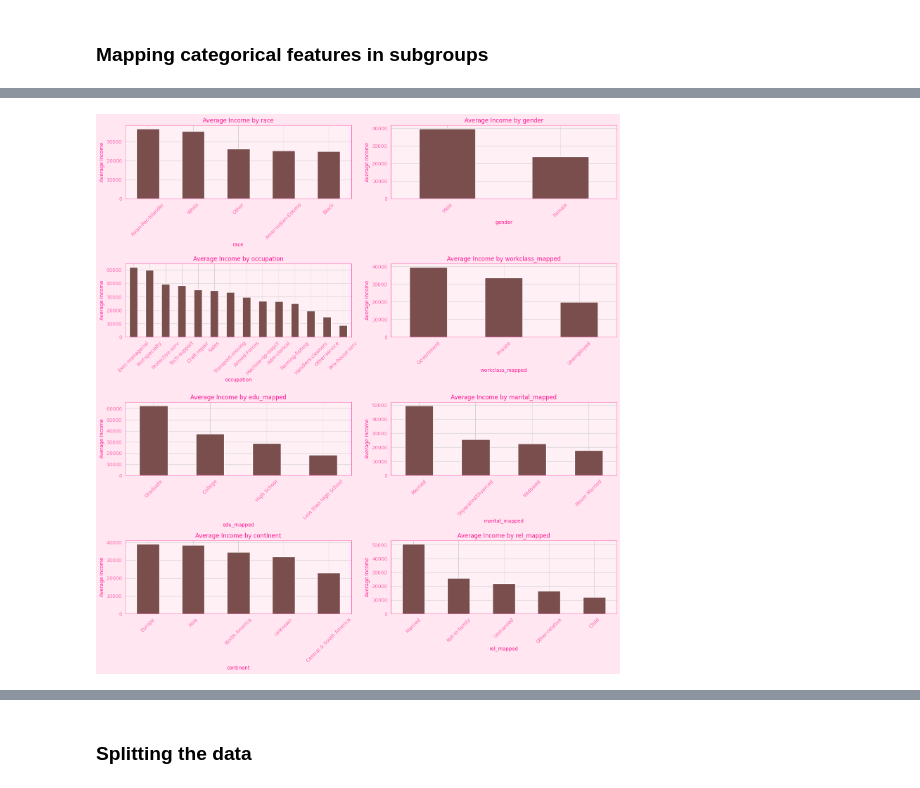
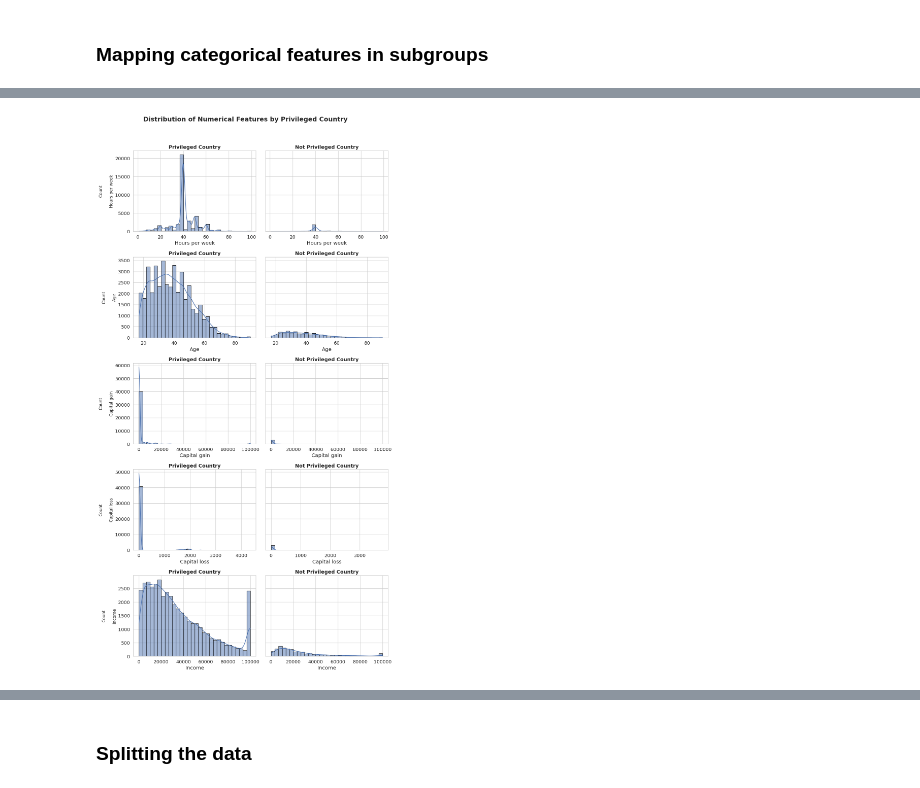
Before and after one commit to Jagoda222/HCML_2, a Jupyter notebook: Jagoda.ipynb, the cells around one changed output, grey strips where cells are left out. Cells and saved outputs as stored; diff of their text form; code cells hidden in the pictures.

```diff
--- a/Jagoda.ipynb
+++ b/Jagoda.ipynb
@@ -278,24 +334,32 @@ df.head()
 import matplotlib.pyplot as plt
 import seaborn as sns
 
-cat_cols = ['race', 'gender', 'occupation', 'workclass_mapped', 'edu_mapped', 'marital_mapped', 'continent', 'rel_mapped']
+# Set a modern seaborn theme
+sns.set_theme(style="whitegrid", palette="deep", font_scale=1.2)
+
+cat_cols = ['gender', 'workclass', 'race','education', 'marital-status', 'relationship', 'occupation']
 
 n = len(cat_cols)
 cols = 2  # number of columns in the grid
 rows = (n + 1) // cols  # number of rows needed
 
-fig, axes = plt.subplots(rows, cols, figsize=(15, rows * 4))
+fig, axes = plt.subplots(rows, cols, figsize=(18, rows * 4.5))
 axes = axes.flatten()
 
 for i, col in enumerate(cat_cols):
-    sns.countplot(data=df, x=col, ax=axes[i], order=df[col].value_counts().index)
-    axes[i].set_title(f'Count of {col}')
-    axes[i].tick_params(axis='x', rotation=45)
+    sns.countplot(data=df, x=col, ax=axes[i],
+                  order=df[col].value_counts().index,
+                  edgecolor='gray')
+    axes[i].set_title(f'Count of {prettify_column(col)}', fontsize=14, weight='bold')
+    axes[i].tick_params(axis='x', rotation=40)
+    axes[i].set_xlabel('')
+    axes[i].set_ylabel('Count')
 
 # Remove any unused subplots
 for j in range(i + 1, len(axes)):
     fig.delaxes(axes[j])
 
-plt.tight_layout()
+plt.suptitle("Categorical Feature Distributions", fontsize=18, weight='bold')
+plt.tight_layout(rect=[0, 0, 1, 0.96])  # leave space for the super title
 plt.show()
 # %% [output]
@@ -372,27 +670,43 @@ plt.show()
 # %%
 import matplotlib.pyplot as plt
+import seaborn as sns
 
-cat_cols = ['race', 'gender', 'occupation', 'workclass_mapped', 'edu_mapped', 'marital_mapped', 'continent', 'rel_mapped']
+sns.set_theme(style="whitegrid", palette="deep", font_scale=1.2)
 
-n = len(cat_cols)
-cols = 2  # number of columns in the grid
-rows = (n + 1) // cols  # calculate number of rows needed
+num_cols = ['hours-per-week', 'age', 'capital-gain', 'capital-loss', 'income']
+genders = df['country_privilege'].unique()
 
-fig, axes = plt.subplots(rows, cols, figsize=(15, rows * 4))
-axes = axes.flatten()  # flatten in case of multiple rows
+n = len(num_cols)
+cols = 2
+rows = n
 
-for i, col in enumerate(cat_cols):
-    avg_income = df.groupby(col)['income'].mean().sort_values(ascending=False)
-    avg_income.plot(kind='bar', ax=axes[i])
-    axes[i].set_title(f'Average Income by {col}')
-    axes[i].set_ylabel('Average Income')
-    axes[i].tick_params(axis='x', rotation=45)
+fig, axes = plt.subplots(rows, len(genders), figsize=(len(genders)*6, rows*4.5), sharey='row')
 
-# Remove any empty subplots if total plots less than grid spaces
-for j in range(i + 1, len(axes)):
-    fig.delaxes(axes[j])
+for i, col in enumerate(num_cols):
+    for j, gender in enumerate(genders):
+        ax = axes[i, j] if len(genders) > 1 else axes[i]
+        subset = df[df['country_privilege'] == gender]
 
-plt.tight_layout()
+        sns.histplot(
+            data=subset,
+            x=col,
+            kde=True,
+            bins=30,
+            ax=ax,
+            edgecolor='black'
+        )
+
+        ax.set_title(f'{gender}', fontsize=14, weight='bold')
+        if j == 0:
+            ax.set_ylabel(f'Count\n\n{col.replace("-", " ").capitalize()}', fontsize=12)
+        else:
+            ax.set_ylabel('')
+
+        ax.set_xlabel(col.replace("-", " ").capitalize())
+
+
+plt.suptitle("Distribution of Numerical Features by Privileged Country", fontsize=18, weight='bold')
+plt.tight_layout(rect=[0, 0, 1, 0.96])
 plt.show()
 # %% [output]
-[figure, old version]
+[figure, new version]
```
Also changed, not shown: parts of 25 cells of this notebook.
